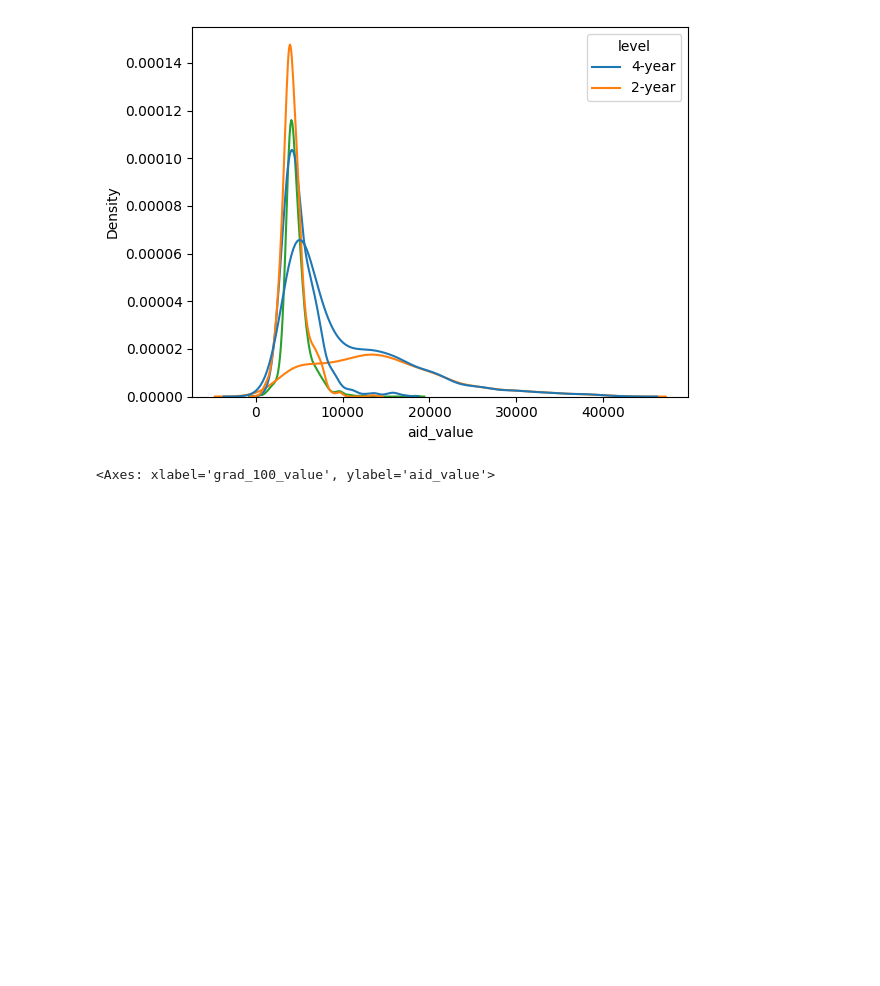
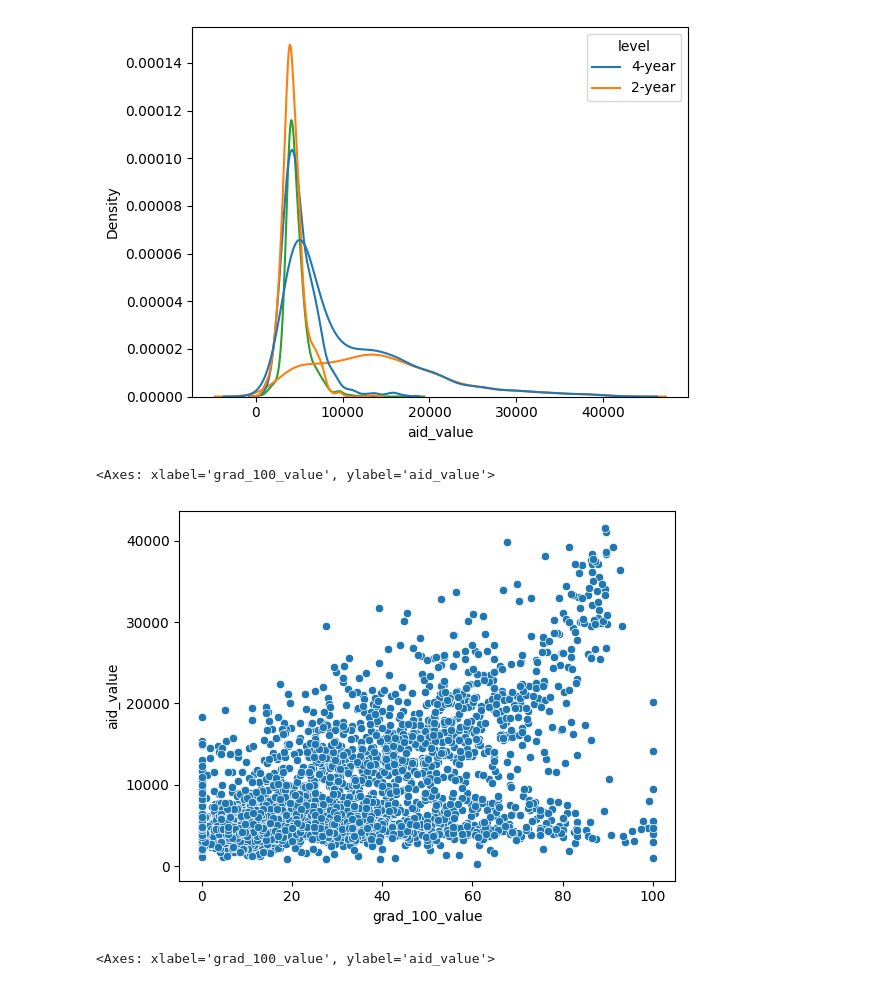
Before and after one commit to ToriStoner/assignment2, a Jupyter notebook: assignment2.ipynb, the cells around one changed output. Saved outputs shown, nothing was run; the diff lists cells and outputs as text; code cells hidden in the pictures; blank space fills up the shorter version.

```diff
--- a/assignment2.ipynb
+++ b/assignment2.ipynb
@@ -247,6 +305,18 @@ df.loc[:,[group,var]].groupby(group).describe()
 | 2-year | 1458.0 | 4310.878601 | 1384.045631 | 294.0 | 3485.5 | 4113.0 | 4890.0 | 13654.0 |
 | 4-year | 2339.0 | 10235.379222 | 7227.369167 | 902.0 | 4830.5 | 7222.0 | 14046.0 | 41580.0 |
 [figure]
+# %%
+#8
+
+var1 = 'grad_100_value'
+var2 = 'aid_value'
+sns.scatterplot(x=df[var1],y=df[var2])
+#There seems to be a pattern of as the aid value increases the grad_100_value increases
+#There are also a lot of points on the plot around 5,000 on the aid_value axis that remain steady
+#as the grad_100_value increases
+# %% [output]
+<Axes: xlabel='grad_100_value', ylabel='aid_value'>
+[figure, added]
 # %%
 #8
 var1 = 'grad_100_value'
```
Also changed, not shown: parts of 11 cells of this notebook.
